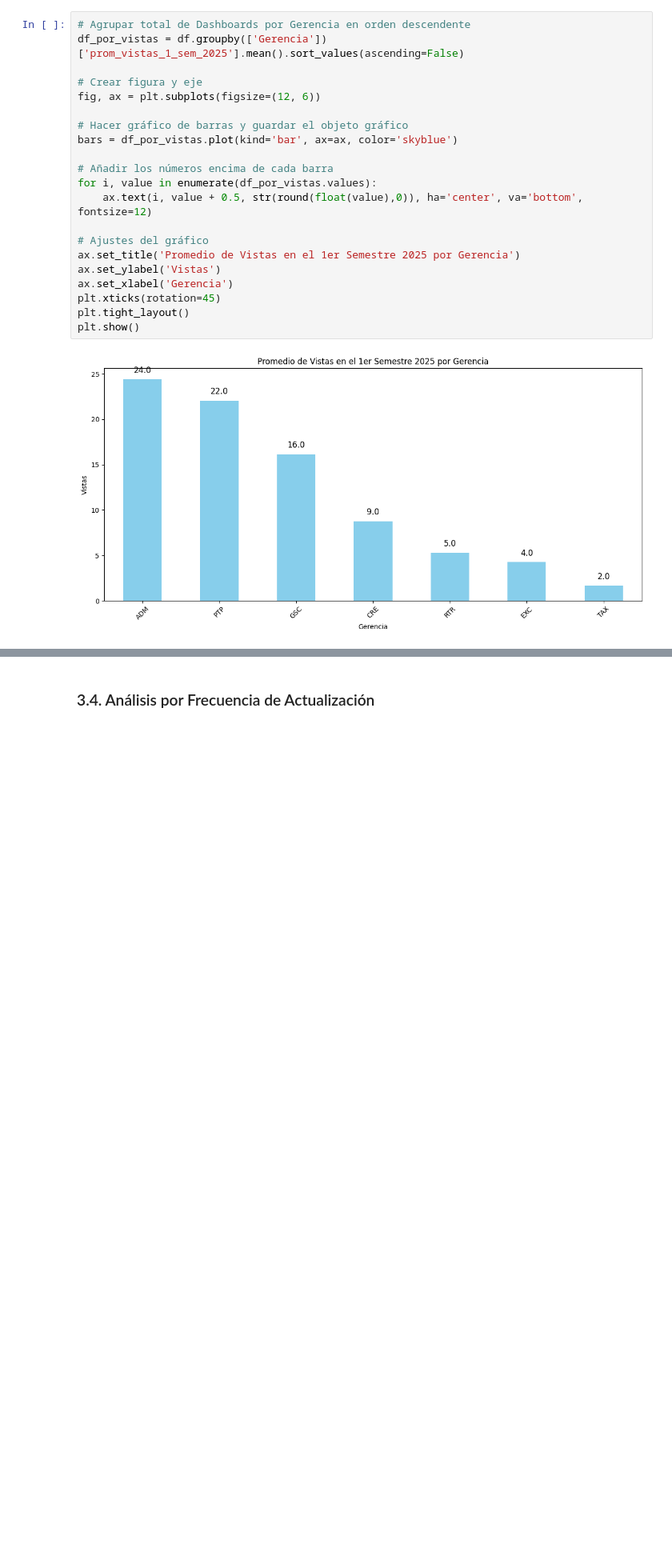
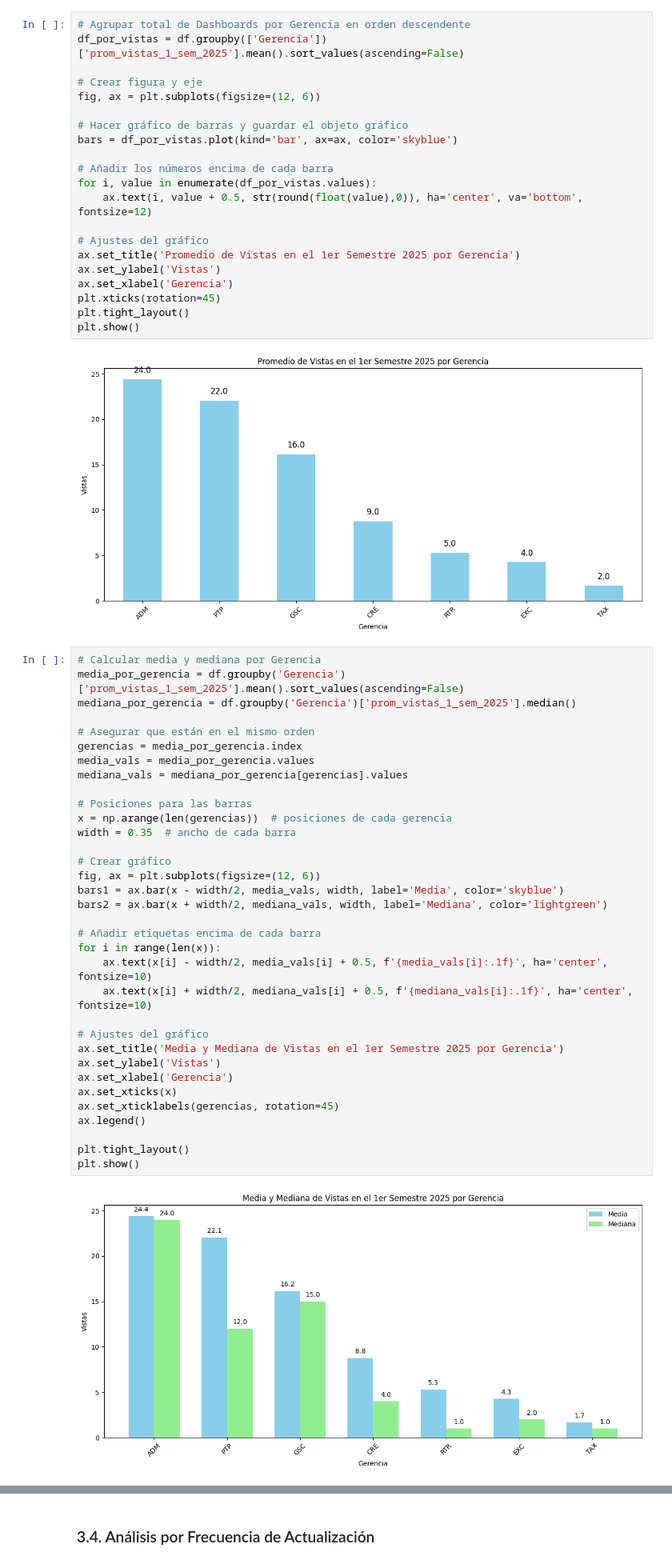
Before and after one commit to alessandroperales74/alicorp_eda_dashboards, a Jupyter notebook: eda_dashboards.ipynb, the cells around one changed output, grey strips where cells are left out. Shown at 80% size. Drawn from its saved outputs; the diff is of its cells as text; blank space fills up the shorter version.

```diff
--- a/eda_dashboards.ipynb
+++ b/eda_dashboards.ipynb
@@ -117,3 +117,39 @@ plt.tight_layout()
 plt.show()
 # %% [output]
 [figure]
+# %%
+# Calcular media y mediana por Gerencia
+media_por_gerencia = df.groupby('Gerencia')['prom_vistas_1_sem_2025'].mean().sort_values(ascending=False)
+mediana_por_gerencia = df.groupby('Gerencia')['prom_vistas_1_sem_2025'].median()
+
+# Asegurar que están en el mismo orden
+gerencias = media_por_gerencia.index
+media_vals = media_por_gerencia.values
+mediana_vals = mediana_por_gerencia[gerencias].values
+
+# Posiciones para las barras
+x = np.arange(len(gerencias))  # posiciones de cada gerencia
+width = 0.35  # ancho de cada barra
+
+# Crear gráfico
+fig, ax = plt.subplots(figsize=(12, 6))
+bars1 = ax.bar(x - width/2, media_vals, width, label='Media', color='skyblue')
+bars2 = ax.bar(x + width/2, mediana_vals, width, label='Mediana', color='lightgreen')
+
+# Añadir etiquetas encima de cada barra
+for i in range(len(x)):
+    ax.text(x[i] - width/2, media_vals[i] + 0.5, f'{media_vals[i]:.1f}', ha='center', fontsize=10)
+    ax.text(x[i] + width/2, mediana_vals[i] + 0.5, f'{mediana_vals[i]:.1f}', ha='center', fontsize=10)
+
+# Ajustes del gráfico
+ax.set_title('Media y Mediana de Vistas en el 1er Semestre 2025 por Gerencia')
+ax.set_ylabel('Vistas')
+ax.set_xlabel('Gerencia')
+ax.set_xticks(x)
+ax.set_xticklabels(gerencias, rotation=45)
+ax.legend()
+
+plt.tight_layout()
+plt.show()
+# %% [output]
+[figure, added]
```
Also changed, not shown: parts of 17 cells of this notebook.
